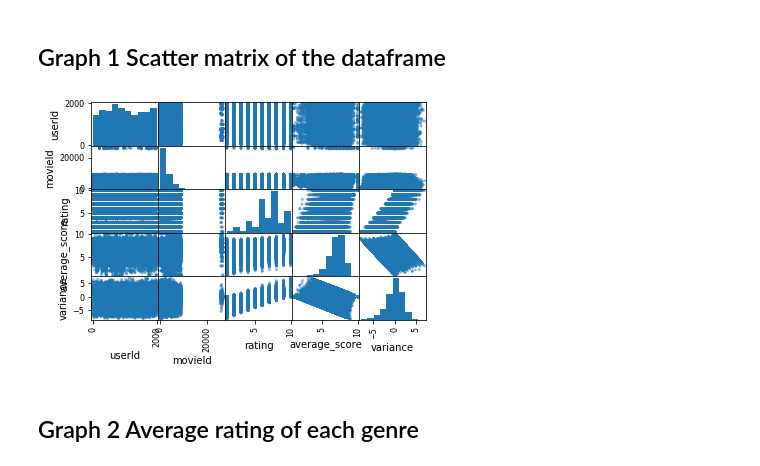
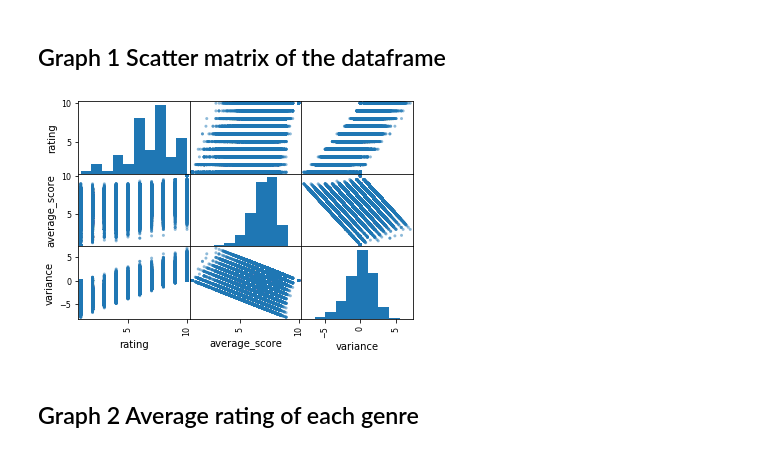
Before and after one commit to strkillr16/COGS108Final, a Jupyter notebook: Final Project Notebook.ipynb, the cells around one changed output. Drawn from its saved outputs; the diff is of its cells as text; code cells hidden in the pictures.

Commit message:
update graphs

```diff
--- a/Final Project Notebook.ipynb
+++ b/Final Project Notebook.ipynb
@@ -178,9 +178,9 @@ test.to_csv(r'test.csv')
 # %% [markdown]
 ##   Graph 1 Scatter matrix of the dataframe
 # %%
-fig = pd.plotting.scatter_matrix(train)
+fig = pd.plotting.scatter_matrix(train[['rating','average_score','variance']])
 # %% [output]
-[figure, old version]
+[figure, new version]
 # %% [markdown]
 ## Graph 2 Average rating of each genre
 # %%
```
Also changed, not shown: parts of 19 cells of this notebook, 1 other file.
